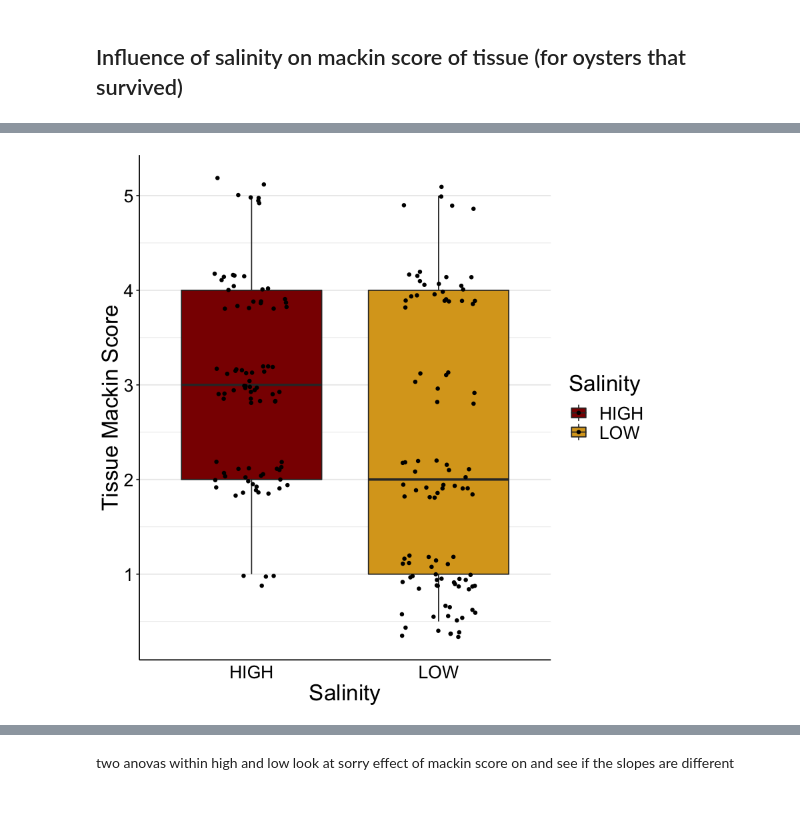
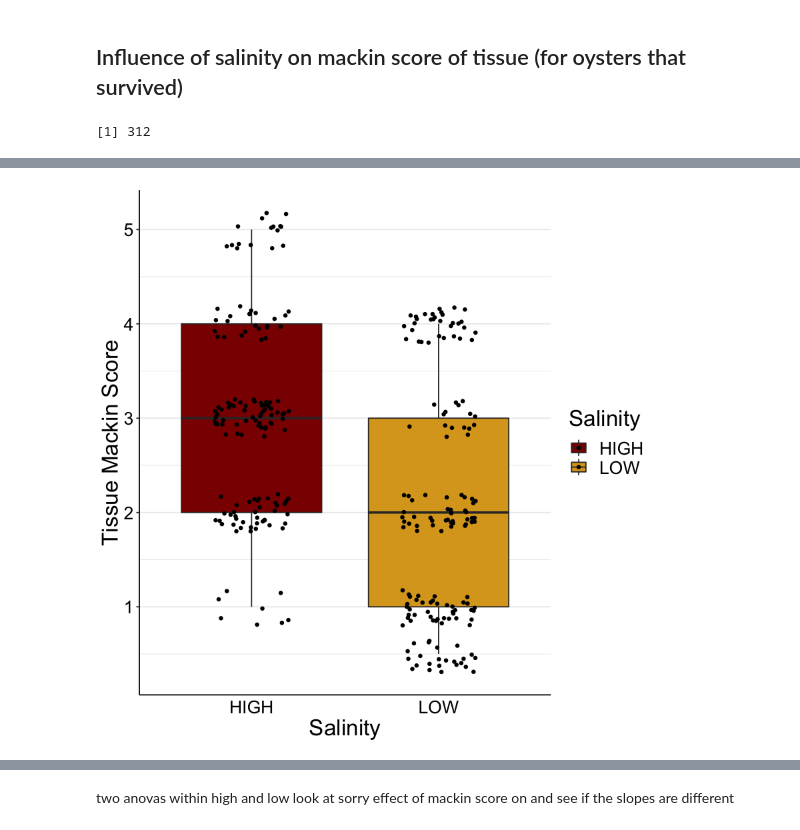
Before and after one commit to sagw/DE2019, a Jupyter notebook: Shed2019.ipynb, the cells around one changed output, grey strips where cells are left out. Cells and saved outputs as stored; diff of their text form; code cells hidden in the pictures.

```diff
--- a/Shed2019.ipynb
+++ b/Shed2019.ipynb
@@ -22,3 +28,2 @@ head(oysters)
 # %%
-cells=gather(cells, date, number, X10.15.AMBIENT:X11.11.HEAT)
-cells=na.omit(cells)
+cells=gather(cells, date, number, Ambient_5:Heat_32)
@@ -25,5 +40,5 @@ cells=na.omit(cells)
 # %%
-cells=separate(cells, date, c("month","day", "Treatment" ))
+cells=separate(cells, date, c("Treatment", "day" ))
 # %%
 head(cells)
 # %% [output]
@@ -39,9 +64,15 @@ all=merge(cells,oysters, by="ID")
 # %%
-all$Trial=ifelse(all$day=="15"|all$day=="20"|all$day== "31"| all$day=="7", "one", "two")
+all$Trial=ifelse(all$day=="5"|all$day=="10"|all$day== "21"| all$day=="28", "one", "two")
 # %% [markdown]
 ## Influence of salinity on mackin score of tissue (for oysters that survived)
+# %%
+survivors=all[all$Survived=="Yes",]
+# %%
+NROW(survivors)
+# %% [output]
+[1] 312
 # %%
-ggplot(na.omit(all), aes(x = Salinity, y = TISSUE, fill=Salinity)) +
+ggplot(survivors, aes(x = Salinity, y = TISSUE, fill=Salinity)) +
 scale_fill_manual(values=c("darkred", "goldenrod"))+
         geom_boxplot()+
 geom_jitter(shape=16, position=position_jitter(0.2))+
@@ -57,2 +91,2 @@ ylab("Tissue Mackin Score")
-[figure, old version]
+[figure, new version]
 # %%
```
Also changed, not shown: parts of 68 cells of this notebook, 1 other file.
